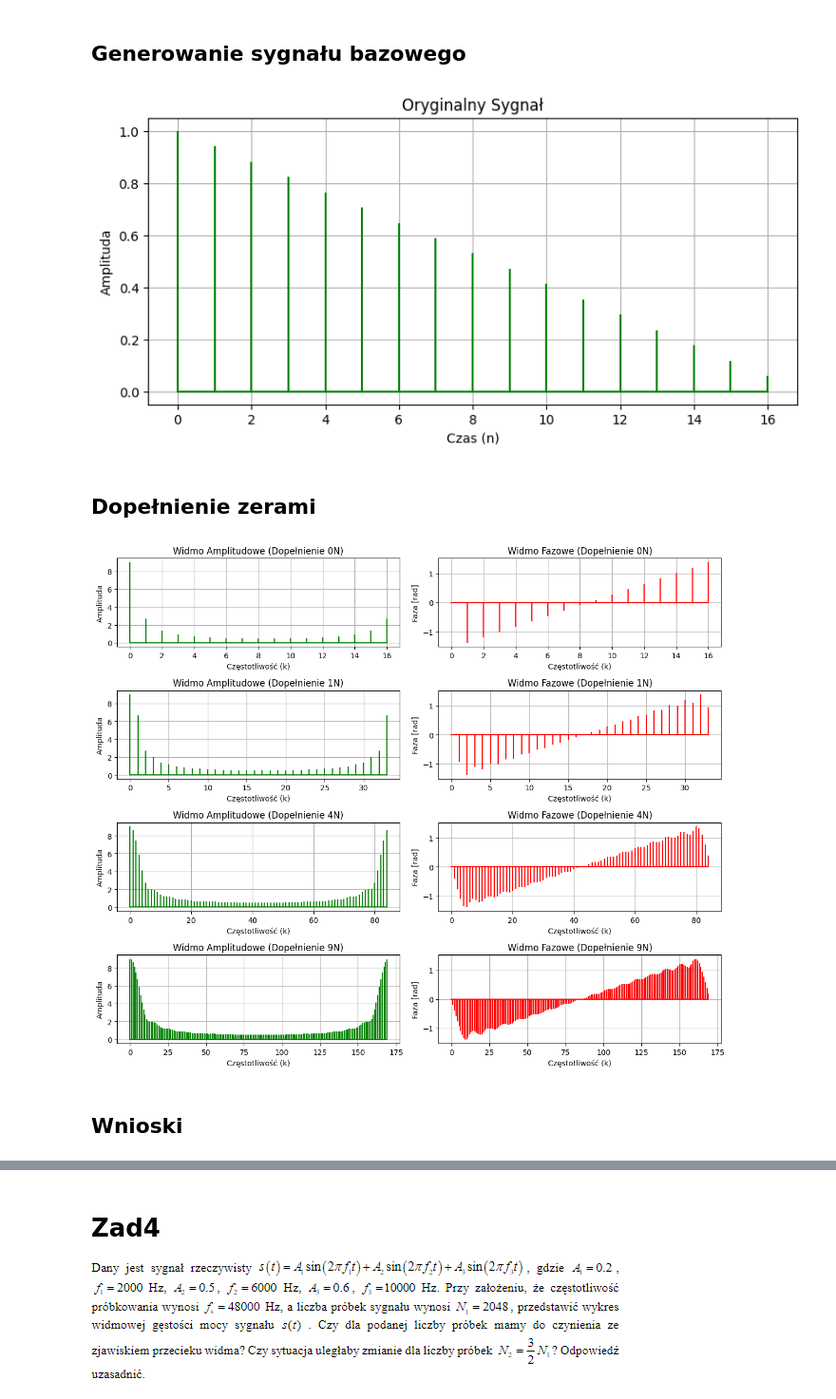
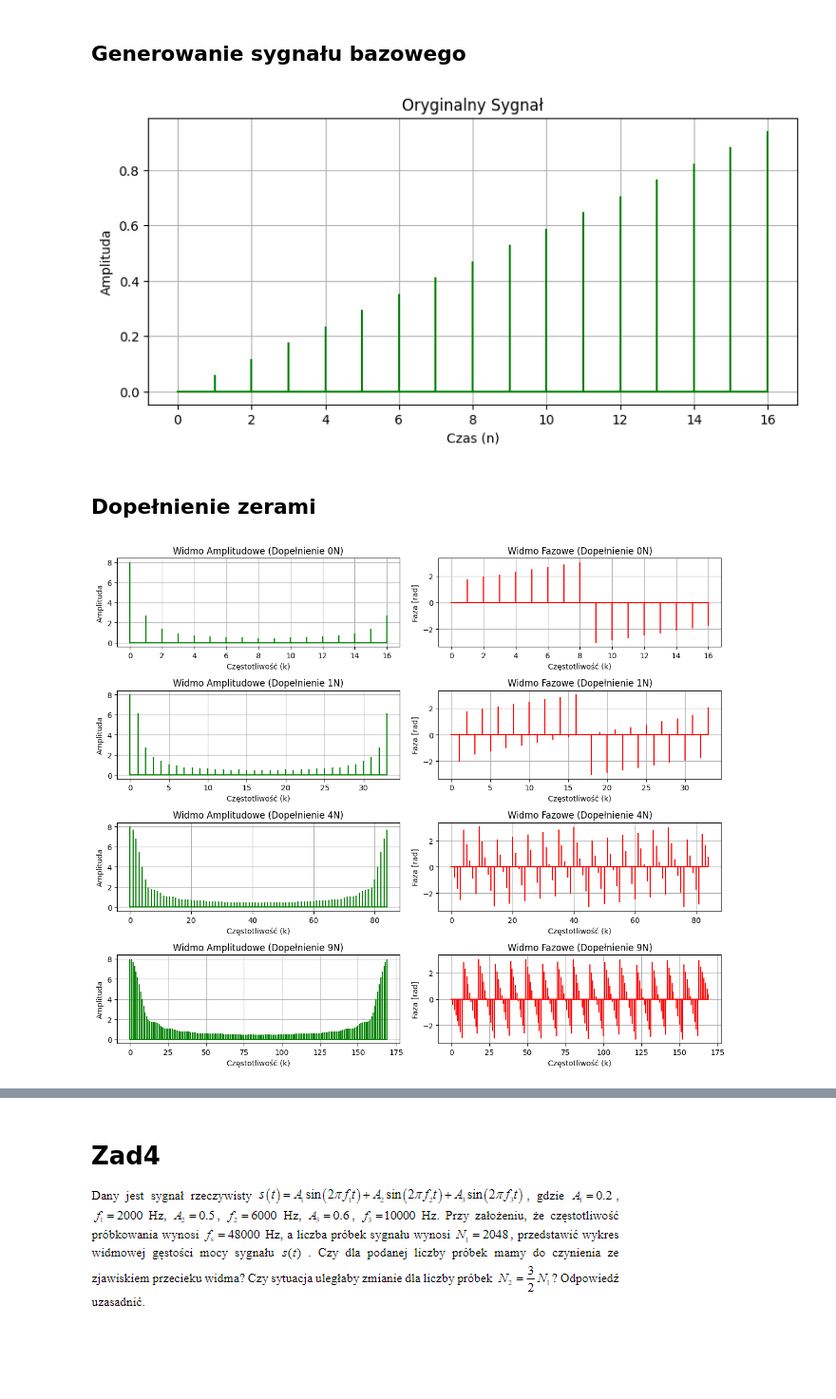
Before and after one commit to Matthev00/WMM, a Jupyter notebook: LAB1/102_OstaszewskiM_KucK.ipynb, the cells around one changed output, grey strips where cells are left out. Shown at 95% size. Saved outputs shown, nothing was run; the diff lists cells and outputs as text; code cells hidden in the pictures; blank space fills up the shorter version.

```diff
--- a/LAB1/102_OstaszewskiM_KucK.ipynb
+++ b/LAB1/102_OstaszewskiM_KucK.ipynb
@@ -178,19 +181,19 @@ Widmo fazowe sygnału ulega zmianom w zależności od przesunięcia czasowego. Z
 # %%
 N = 17
 A = 1
 n_base = np.arange(N)
-s_base = A * (1 - np.mod(n_base, N) / N)
+s_base = A * np.mod(n_base, N) / N
 
 # Wykres bazowego sygnału
 plt.figure(figsize=(9, 4))
 plt.stem(n_base, s_base, 'g', markerfmt=" ", basefmt="-g")
 plt.title('Oryginalny Sygnał')
 plt.xlabel('Czas (n)')
 plt.ylabel('Amplituda')
 plt.grid(True)
 plt.show()
 # %% [output]
-[figure, old version]
+[figure, new version]
 # %% [markdown]
 ## Dopełnienie zerami
 # %%
@@ -219,6 +222,4 @@ for i, padding in enumerate(zero_paddings):
 
 plt.tight_layout()
 # %% [output]
-[figure, old version]
+[figure, new version]
-# %% [markdown]
-## Wnioski
```
Also changed, not shown: parts of 6 cells of this notebook.
